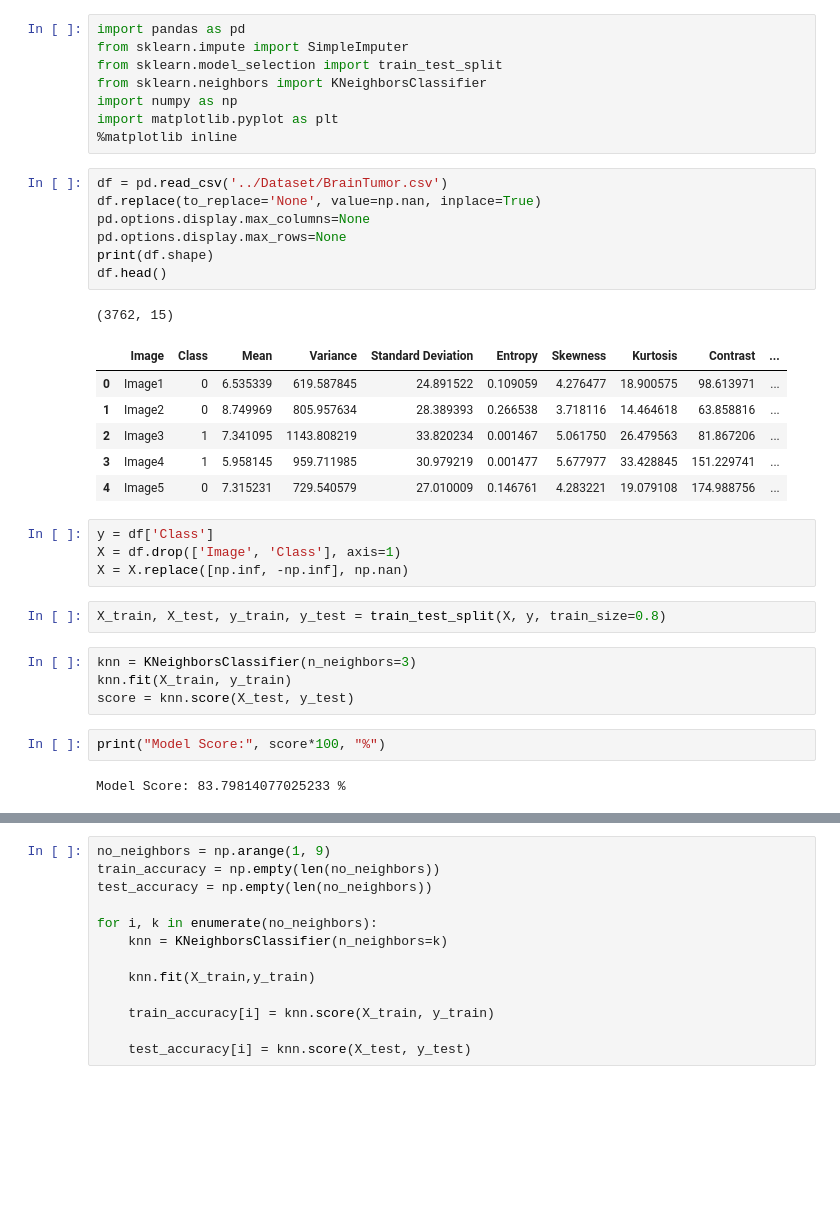
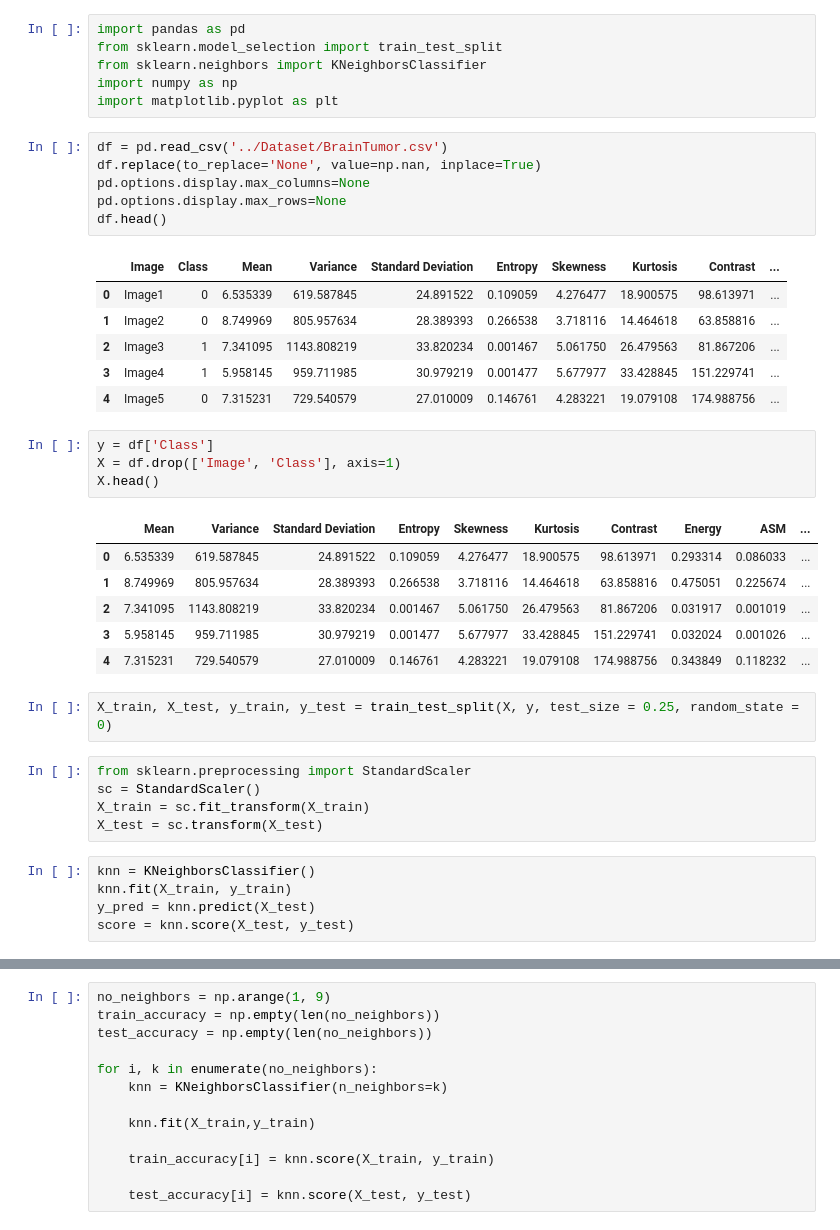
Before and after one commit to xBodda/Brain-Tumor-Classifiers, a Jupyter notebook: Classifiers/KNN.ipynb, the cells around one changed output, grey strips where cells are left out. Saved outputs shown, nothing was run; the diff lists cells and outputs as text; blank space fills up the shorter version.

```diff
--- a/Classifiers/KNN.ipynb
+++ b/Classifiers/KNN.ipynb
@@ -1,20 +1,16 @@
 # %%
 import pandas as pd
-from sklearn.impute import SimpleImputer
 from sklearn.model_selection import train_test_split
 from sklearn.neighbors import KNeighborsClassifier
 import numpy as np
 import matplotlib.pyplot as plt
-%matplotlib inline
 # %%
 df = pd.read_csv('../Dataset/BrainTumor.csv')
 df.replace(to_replace='None', value=np.nan, inplace=True)
 pd.options.display.max_columns=None
 pd.options.display.max_rows=None
-print(df.shape)
 df.head()
 # %% [output]
-(3762, 15)
 |  | Image | Class | Mean | Variance | Standard Deviation | Entropy | Skewness | Kurtosis | Contrast | ... |
 | 0 | Image1 | 0 | 6.535339 | 619.587845 | 24.891522 | 0.109059 | 4.276477 | 18.900575 | 98.613971 | ... |
 | 1 | Image2 | 0 | 8.749969 | 805.957634 | 28.389393 | 0.266538 | 3.718116 | 14.464618 | 63.858816 | ... |
@@ -24,14 +20,23 @@ df.head()
 # %%
 y = df['Class']
 X = df.drop(['Image', 'Class'], axis=1)
-X = X.replace([np.inf, -np.inf], np.nan)
+X.head()
+# %% [output]
+|  | Mean | Variance | Standard Deviation | Entropy | Skewness | Kurtosis | Contrast | Energy | ASM | ... |
+| 0 | 6.535339 | 619.587845 | 24.891522 | 0.109059 | 4.276477 | 18.900575 | 98.613971 | 0.293314 | 0.086033 | ... |
+| 1 | 8.749969 | 805.957634 | 28.389393 | 0.266538 | 3.718116 | 14.464618 | 63.858816 | 0.475051 | 0.225674 | ... |
+| 2 | 7.341095 | 1143.808219 | 33.820234 | 0.001467 | 5.061750 | 26.479563 | 81.867206 | 0.031917 | 0.001019 | ... |
+| 3 | 5.958145 | 959.711985 | 30.979219 | 0.001477 | 5.677977 | 33.428845 | 151.229741 | 0.032024 | 0.001026 | ... |
+| 4 | 7.315231 | 729.540579 | 27.010009 | 0.146761 | 4.283221 | 19.079108 | 174.988756 | 0.343849 | 0.118232 | ... |
 # %%
-X_train, X_test, y_train, y_test = train_test_split(X, y, train_size=0.8)
+X_train, X_test, y_train, y_test = train_test_split(X, y, test_size = 0.25, random_state = 0)
+# %%
+from sklearn.preprocessing import StandardScaler
+sc = StandardScaler()
+X_train = sc.fit_transform(X_train)
+X_test = sc.transform(X_test)
 # %%
-knn = KNeighborsClassifier(n_neighbors=3)
+knn = KNeighborsClassifier()
 knn.fit(X_train, y_train)
+y_pred = knn.predict(X_test)
 score = knn.score(X_test, y_test)
-# %%
-print("Model Score:", score*100, "%")
-# %% [output]
-Model Score: 83.79814077025233 %
```
Also changed, not shown: parts of 2 cells of this notebook, 1 other file.
